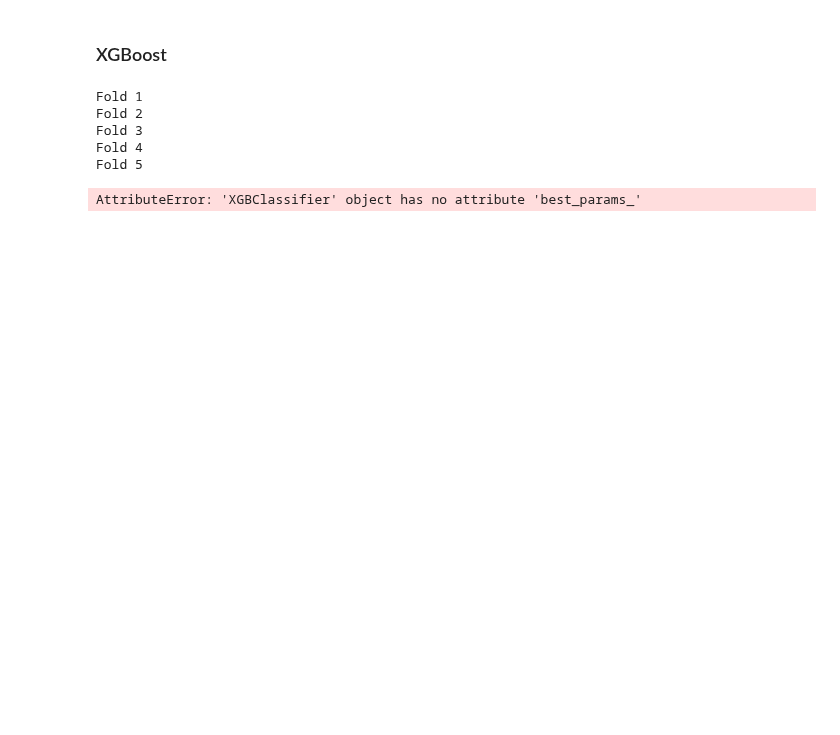
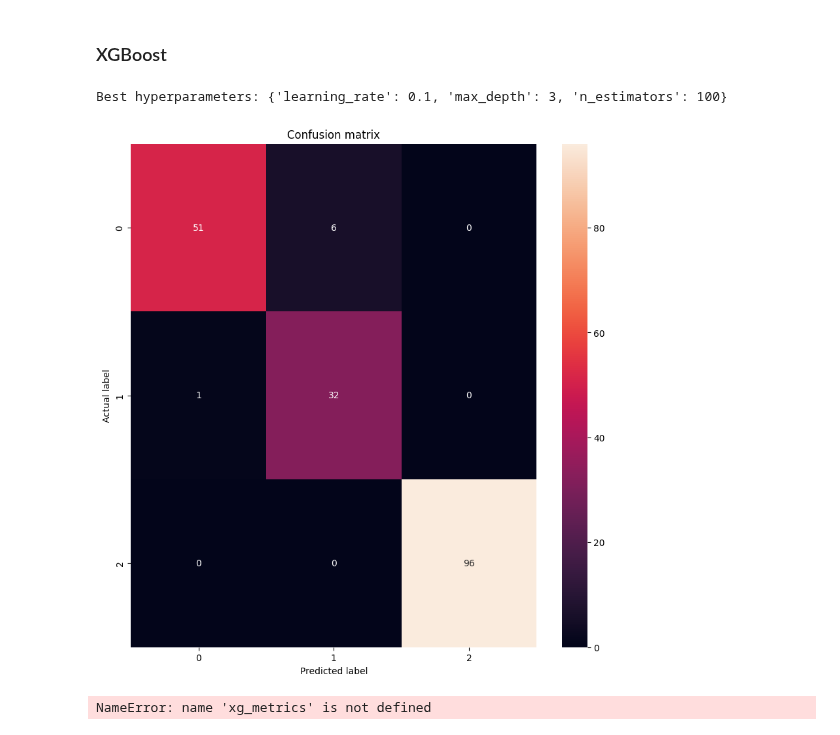
Before and after one commit to Danielwoodh/Time-Series-Data-Generation, a Jupyter notebook: Models - 1.0.ipynb, the cells around one changed output. Drawn from its saved outputs; the diff is of its cells as text; code cells hidden in the pictures; blank space fills up the shorter version.

Commit message:
Initial working model script

```diff
--- a/Models - 1.0.ipynb
+++ b/Models - 1.0.ipynb
@@ -147,35 +102,31 @@ plt.show()
 # %% [markdown]
 ### XGBoost
 # %%
-from xgboost import XGBClassifier
-
 # Instantiate XGBoost classifier
 xgb_model = XGBClassifier()
 
 # Hyperparameters for XGBoost
-# hyperparams = {
-#     'learning_rate': [0.01, 0.1, 0.2, 0.3], # This parameter controls the step size shrinkage, which is used to prevent overfitting.
-#     'max_depth': [3, 4, 5, 6], # This parameter controls the maximum depth of each tree.
-#     'n_estimators': [50, 100, 200] # This parameter controls the number of estimators or trees in the model.
-# }
+hyperparams = {
+    'learning_rate': [0.01, 0.1, 0.2, 0.3], # This parameter controls the step size shrinkage, which is used to prevent overfitting.
+    'max_depth': [3, 4, 5, 6], # This parameter controls the maximum depth of each tree.
+    'n_estimators': [50, 100, 200] # This parameter controls the number of estimators or trees in the model.
+}
 
 # Instantiate the evaluator with the XGBoost classifier
-evaluator = TimeSeriesModelEvaluator(xgb_model)
+evaluator = TimeSeriesModelEvaluator(xgb_model, hyperparams)
 
 # Use your dataframe's feature and target columns as X and y
 X = df[['timestamp_scaled', 'rms_scaled']].values
 y = df['state_encoded'].values
 
 # Evaluate the model
-metrics = evaluator.evaluate(X, y, n_splits=5)
-
-# print the metrics
-for key, value in metrics.items():
-    print(f"{key}: \n{value}\n")
+xg_metrics = evaluator.evaluate(X, y, n_splits=5)
 # %% [output]
-Fold 1
-Fold 2
-Fold 3
-Fold 4
-Fold 5
+Best hyperparameters: {'learning_rate': 0.1, 'max_depth': 3, 'n_estimators': 100}
-AttributeError: 'XGBClassifier' object has no attribute 'best_params_'
+[figure, added]
+# %%
+# print the metrics
+for key, value in xg_metrics.items():
+    print(f"{key}: \n{value}\n")
+# %% [output]
+NameError: name 'xg_metrics' is not defined
```
Also changed, not shown: parts of 11 cells of this notebook, 3 other files.
